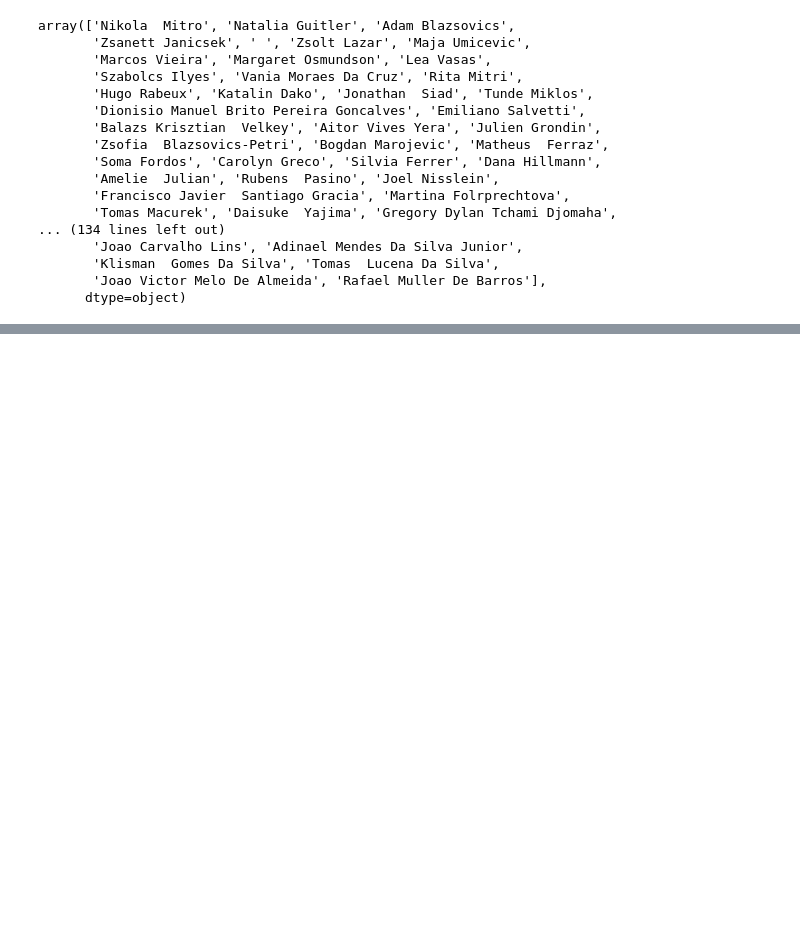
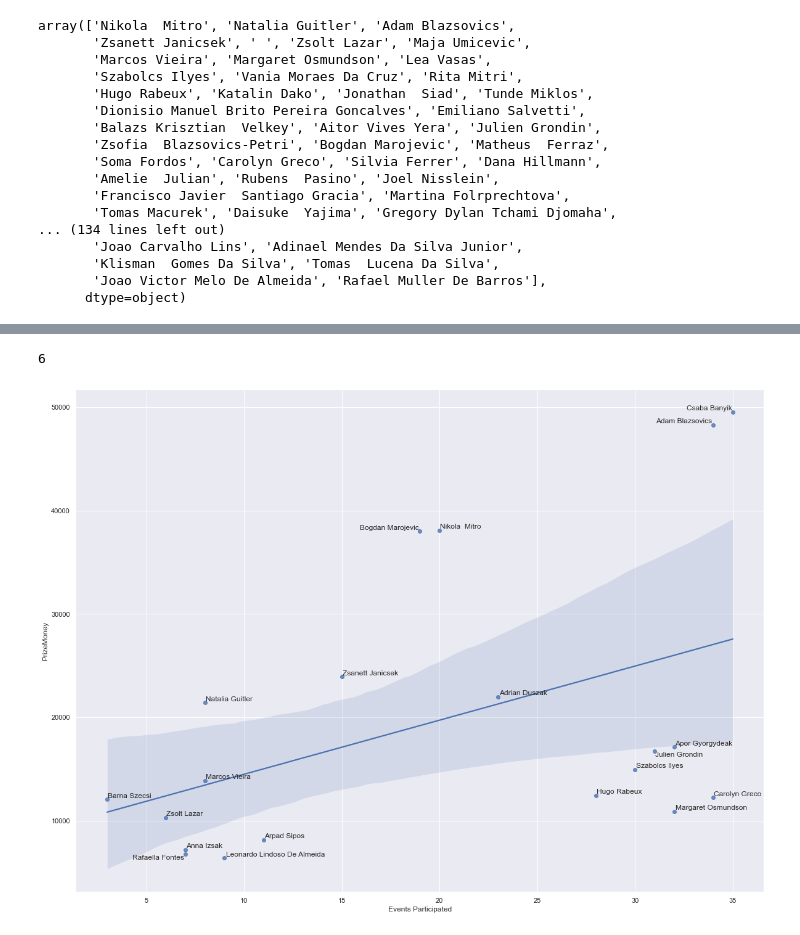
Before and after one commit to basketking/FITEQ_Prize_Money, a Jupyter notebook: main.ipynb, the cells around one changed output, grey strips where cells are left out. Drawn from its saved outputs; the diff is of its cells as text; code cells hidden in the pictures; blank space fills up the shorter version.

```diff
--- a/main.ipynb
+++ b/main.ipynb
@@ -225,0 +254,8 @@ ax.set_xticklabels(ax.get_xticklabels(),rotation = 50)
+# %%
+sns.set(rc = {'figure.figsize':(20,15)})
+sns.regplot(x=dfsum['Events Participated'].astype('int'), y= dfsum['PrizeMoney'].astype('int'), data=dfsum)
+texts = [plt.text(x[i], y[i], dfsum.Name[i]) for i in range(dfsum.shape[0])]
+adjust_text(texts)
+# %% [output]
+6
+[figure, added]
```
Also changed, not shown: parts of 13 cells of this notebook.
